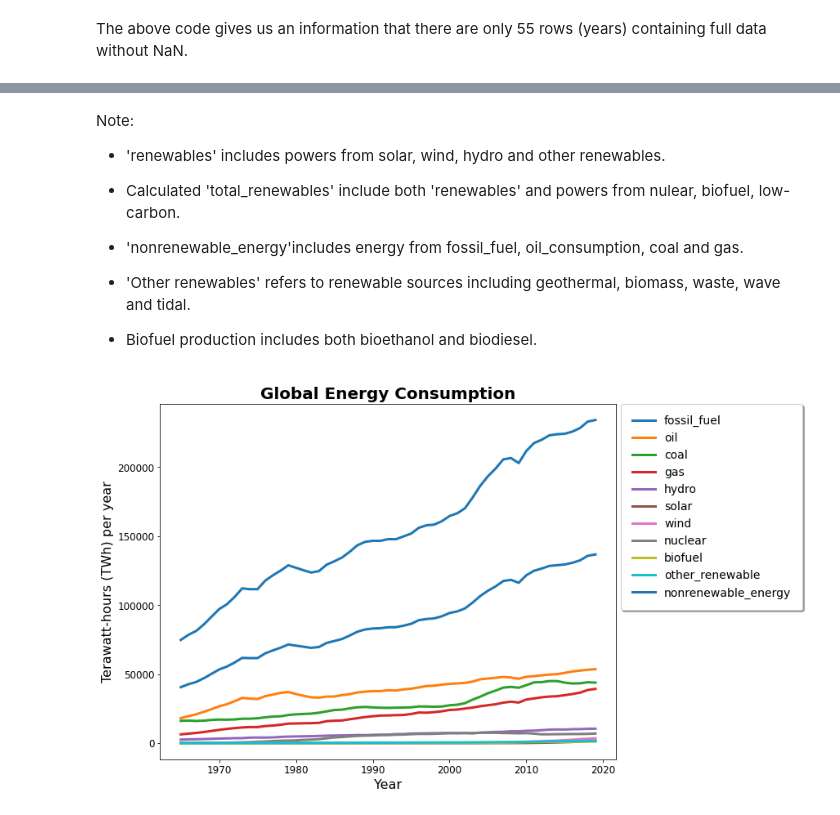
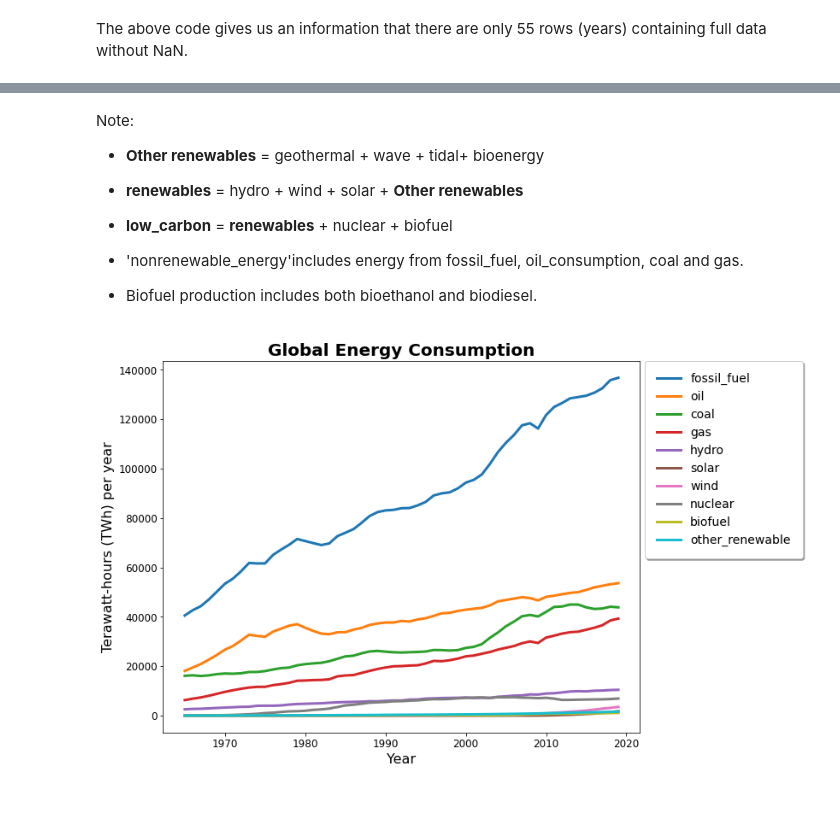
Before and after one commit to AIXjing/energy-data, a Jupyter notebook: Extract data.ipynb, the cells around one changed output, grey strips where cells are left out. Drawn from its saved outputs; the diff is of its cells as text; code cells hidden in the pictures.

```diff
--- a/Extract data.ipynb
+++ b/Extract data.ipynb
@@ -18,7 +18,22 @@ print(list(df_energy_cons_filter.columns.values))
 # %% [markdown]
 Create a new dataframe,named `df_energy_cons` composed of country information and consumption information which was copied by above output.
 # %%
-df_energy_cons = df[['iso_code','country','year','fossil_fuel_consumption','oil_consumption', 'coal_consumption', 'gas_consumption', 'hydro_consumption', 'solar_consumption', 'wind_consumption', 'nuclear_consumption','biofuel_consumption', 'low_carbon_consumption','other_renewable_consumption', 'primary_energy_consumption', 'renewables_consumption']]
+df_energy_cons = df[['iso_code',
+                     'country',
+                     'year',
+                     'fossil_fuel_consumption',
+                     'oil_consumption',
+                     'coal_consumption',
+                     'gas_consumption',
+                     'hydro_consumption',
+                     'solar_consumption',
+                     'wind_consumption',
+                     'nuclear_consumption',
+                     'biofuel_consumption',
+                     'low_carbon_consumption',
+                     'other_renewable_consumption',
+                     'primary_energy_consumption',
+                     'renewables_consumption']]
 print(df_energy_cons.columns)
 # %% [output]
 Index(['iso_code', 'country', 'year', 'fossil_fuel_consumption',
@@ -56,6 +88,7 @@ df_energy_cons_global.dropna().shape
 # %% [markdown]
 The above code gives us an information that there are only 55 rows (years) containing full data without NaN.
 # %%
+#make column name easy to read
 df_energy_cons_global_nona=df_energy_cons_global.dropna().rename(
     columns={
         'fossil_fuel_consumption': 'fossil_fuel',
@@ -73,9 +106,9 @@ df_energy_cons_global_nona=df_energy_cons_global.dropna().rename(
         'wind_consumption':'wind'
     })
 
-df_energy_cons_global_nona['total_renewables'] = df_energy_cons_global_nona.iloc[:,7:13].sum(axis=1)
-
+# sum up all the clean energy data into a new column called "nonrenewable_energy"
 df_energy_cons_global_nona['nonrenewable_energy'] = df_energy_cons_global_nona.iloc[:,3:6].sum(axis=1)
 
-df_energy_cons_global_nona['total'] = df_energy_cons_global_nona.iloc[:,16] + df_energy_cons_global_nona.iloc[:,17]
+# sum up all the energy consumption data into a new column called "total"
+df_energy_cons_global_nona['total'] = df_energy_cons_global_nona.iloc[:,15] + df_energy_cons_global_nona.iloc[:,16]
 # %%
@@ -121,37 +124,43 @@ print(df_energy_cons_global_nona[['total', 'primary_energy','nonrenewable_energy
 # %% [markdown]
  Note:
 
- * 'renewables' includes powers from solar, wind, hydro and other renewables.
+ * **Other renewables** = geothermal + wave + tidal+ bioenergy
 
- * Calculated 'total_renewables' include both 'renewables' and powers from nulear, biofuel, low-carbon.
+ * **renewables** = hydro + wind + solar + **Other renewables**
+
+ * **low_carbon** =  **renewables** + nuclear + biofuel
 
  * 'nonrenewable_energy'includes energy from fossil_fuel, oil_consumption, coal and gas.
 
- * 'Other renewables' refers to renewable sources including geothermal, biomass, waste, wave and tidal.
-
  * Biofuel production includes both bioethanol and biodiesel.
 # %%
-df_energy_cons_global_nona.drop(['primary_energy', 'renewables', 'low_carbon','total_renewables','total'], axis=1).plot(
+# line plot of individual energy consumption over years
+df_energy_cons_global_nona.drop(['primary_energy',
+                                 'renewables',
+                                 'low_carbon',
+                                 'total_renewables',
+                                 'total',
+                                 'nonrenewable_energy'], axis=1).plot(
     x='year',
     figsize=(10,8),
     linewidth = 3
 )
 
 plt.tick_params(axis='both', which='major', labelsize=12)
 plt.ylabel('Terawatt-hours (TWh) per year', fontsize=16)
 plt.xlabel('Year', fontsize=16)
 plt.title('Global Energy Consumption', fontsize=20, fontweight="bold")
 plt.legend(fontsize=14,
            frameon=True,
            bbox_to_anchor=(1.01, 1),
            loc='upper left',
            borderaxespad=0.,
            fancybox=True,
            framealpha=1,
            shadow=True,
            borderpad=1)
 
 plt.show()
 # %% [output]
-[figure, old version]
+[figure, new version]
 # %%
```
Also changed, not shown: parts of 13 cells of this notebook, 1 other file.
